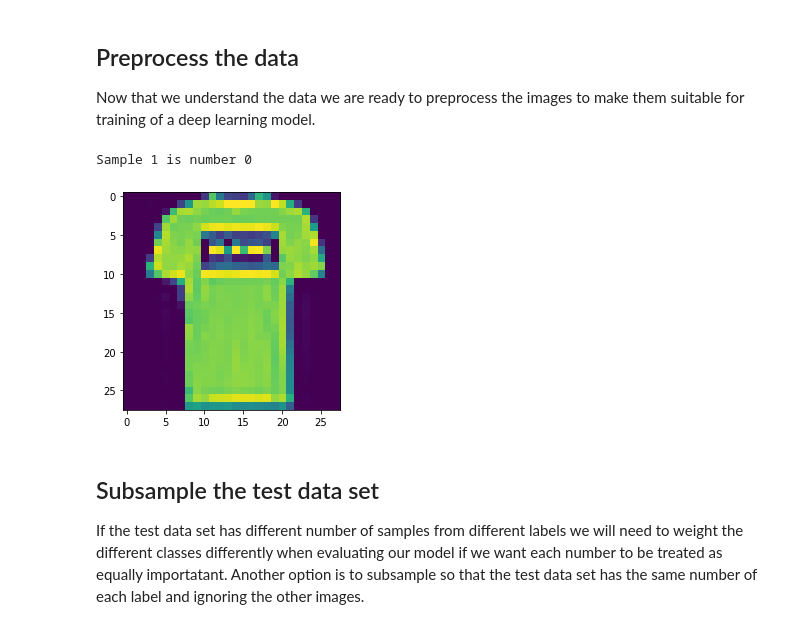
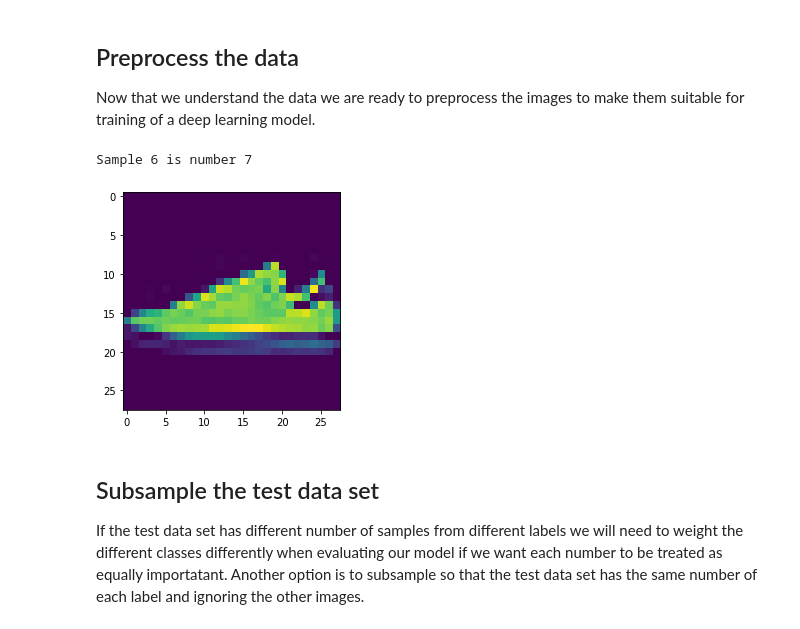
Before and after one commit to daniel-falk/ai-ml-principles-exercises, a Jupyter notebook: ML-training/creating-reports-with-WandB/preprocess_with_wandb1.ipynb, the cells around one changed output. Saved outputs shown, nothing was run; the diff lists cells and outputs as text; code cells hidden in the pictures.

```diff
--- a/ML-training/creating-reports-with-WandB/preprocess_with_wandb1.ipynb
+++ b/ML-training/creating-reports-with-WandB/preprocess_with_wandb1.ipynb
@@ -142,15 +151,15 @@ wandb_run.summary["preprocessed"] = {"min": min_value, "max": max_value, "dtype"
 bin_names, train_hist = create_histogram(x_train_norm)
 log_bar(bin_names, train_hist, "Preprocessed training data", x_name="bin", y_name="# pixels", keep_order=True)
 # %%
-i = 1
+i = 6
 print(f"Sample {i} is number {y_train[i]}")
-plt.imshow(x_train_norm[1])
+plt.imshow(x_train_norm[i])
 
-image = wandb.Image(x_train_norm[1], caption=f"Training sample {i} is a {y_train[i]}")
+image = wandb.Image(x_train_norm[i], caption=f"Training sample {i} is a {y_train[i]}")
 wandb.log({"Example training image (preprocessed)": image})
 # %% [output]
-Sample 1 is number 0
+Sample 6 is number 7
-[figure, old version]
+[figure, new version]
 # %% [markdown]
 ## Subsample the test data set
 If the test data set has different number of samples from different labels we will need to weight the different classes differently when evaluating our model if we want each number to be treated as equally importatant. Another option is to subsample so that the test data set has the same number of each label and ignoring the other images.
```
Also changed, not shown: parts of 5 cells of this notebook.
